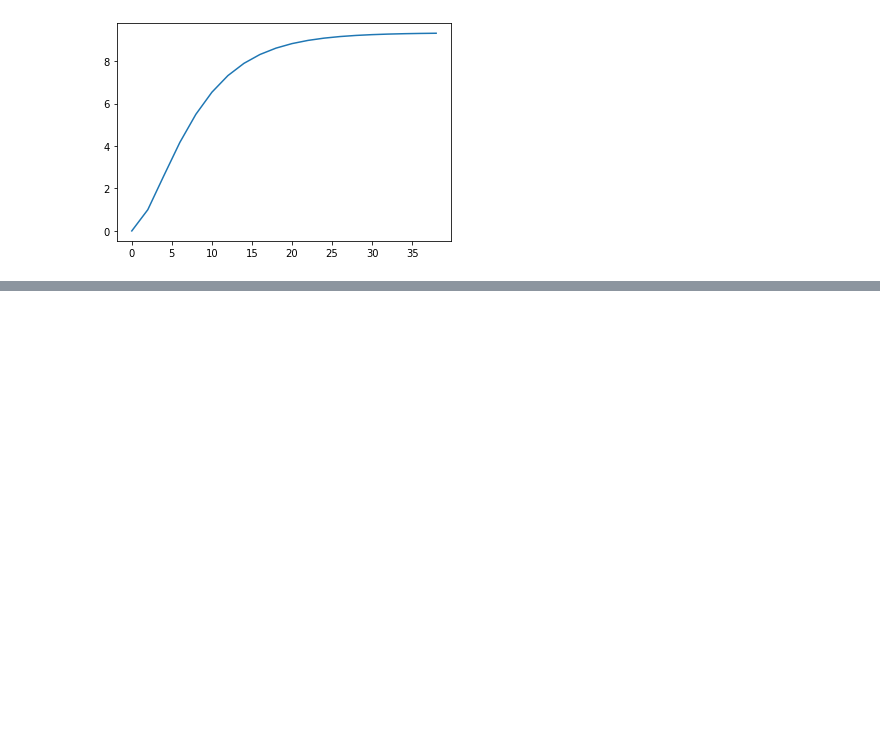
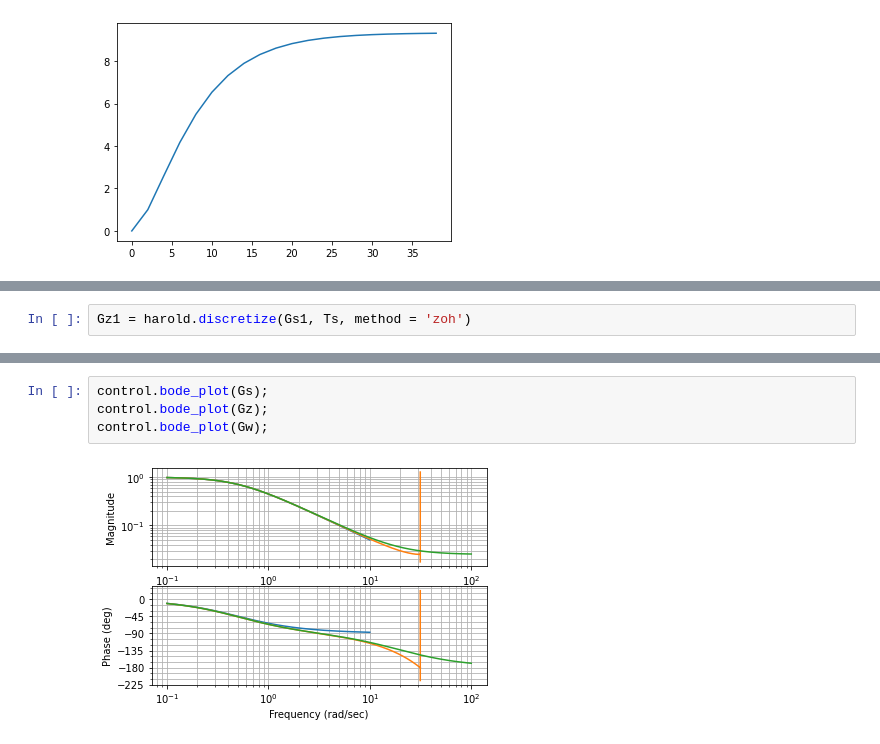
Before and after one commit to JoaoYukio/PCO119, a Jupyter notebook: Atividade 6/Atividade6.ipynb, the cells around one changed output, grey strips where cells are left out. Saved outputs shown, nothing was run; the diff lists cells and outputs as text; blank space fills up the shorter version.

```diff
--- a/Atividade 6/Atividade6.ipynb
+++ b/Atividade 6/Atividade6.ipynb
@@ -144,0 +172,2 @@ plt.plot(yout2, T2)
+# %%
+Gz1 = harold.discretize(Gs1, Ts, method = 'zoh')
@@ -144,0 +197,6 @@ plt.plot(yout2, T2)
+# %%
+control.bode_plot(Gs);
+control.bode_plot(Gz);
+control.bode_plot(Gw);
+# %% [output]
+[figure, added]
```
Also changed, not shown: parts of 12 cells of this notebook.
